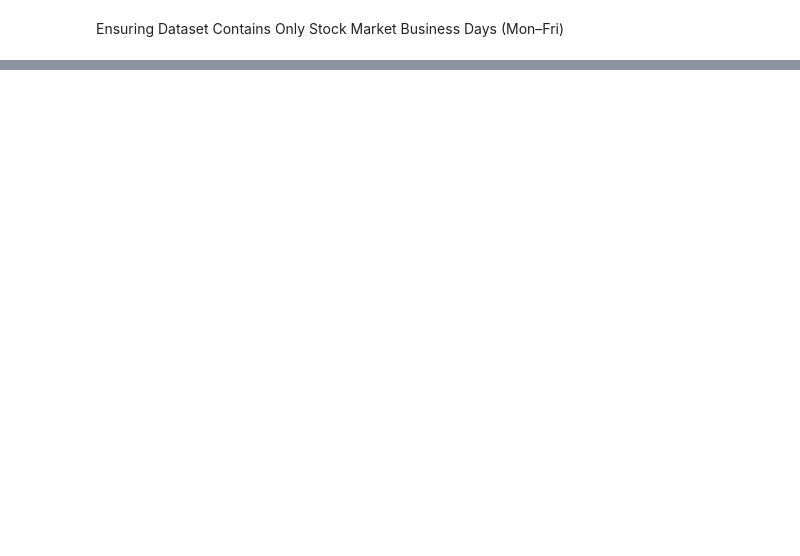
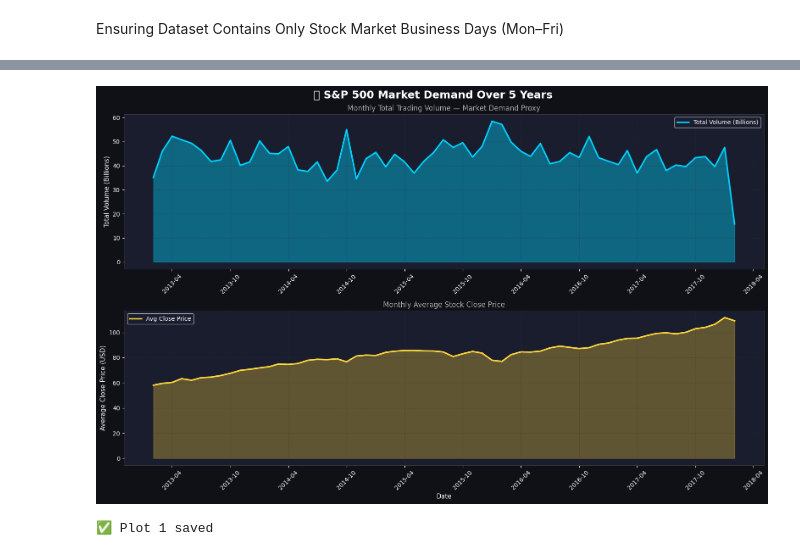
Before and after one commit to mohamedadel-17/stocks-forecasting-model, a Jupyter notebook: stocks-forecasting-model.ipynb, the cells around one changed output, grey strips where cells are left out. Saved outputs shown, nothing was run; the diff lists cells and outputs as text; code cells hidden in the pictures; blank space fills up the shorter version.

```diff
--- a/stocks-forecasting-model.ipynb
+++ b/stocks-forecasting-model.ipynb
@@ -15,4 +26,4 @@ from pyspark.sql.functions import explode, sequence, to_date, min, max, lit
 
 Initialize a Spark session
 # %%
-spark = SparkSession.builder.appName("SMS_Spam_Detection").getOrCreate()
+spark = SparkSession.builder.appName("stocks_forecasting").getOrCreate()
@@ -195,0 +228,2 @@ weekend_analysis.show()
+# %%
+df = spark.read.option("header", "true").csv("cleaned_stocks_data.csv")
@@ -195,0 +241,16 @@ weekend_analysis.show()
+# %%
+# Plotting style
+plt.rcParams['figure.facecolor'] = '#0f1117'
+plt.rcParams['axes.facecolor'] = '#1a1d2e'
+plt.rcParams['axes.edgecolor'] = '#444'
+plt.rcParams['text.color'] = 'white'
+plt.rcParams['axes.labelcolor'] = 'white'
+plt.rcParams['xtick.color'] = 'white'
+plt.rcParams['ytick.color'] = 'white'
+plt.rcParams['grid.color'] = '#333'
+plt.rcParams['grid.linestyle'] = '--'
+plt.rcParams['grid.alpha'] = 0.5
+plt.rcParams['font.family'] = 'DejaVu Sans'
+
+COLORS = ['#00d4ff', '#ff6b6b', '#ffd93d', '#6bcb77', '#c77dff',
+          '#f4845f', '#48cae4', '#e9c46a', '#2a9d8f', '#e76f51']
@@ -195,0 +302,52 @@ weekend_analysis.show()
+# %%
+# ── 2.1 Aggregate: monthly market volume (demand)
+monthly_vol = df_clean \
+    .groupBy("year","month") \
+    .agg(F.sum("volume").alias("total_volume"),
+         F.avg("close").alias("avg_close"),
+         F.countDistinct("Name").alias("active_stocks")) \
+    .withColumn("ym", F.concat(F.col("year"), F.lit("-"), F.lpad(F.col("month"),2,"0"))) \
+    .orderBy("year","month") \
+    .toPandas()
+
+monthly_vol["date"] = pd.to_datetime(monthly_vol["ym"])
+
+# ── Plot 1: Total market volume over time
+fig, axes = plt.subplots(2, 1, figsize=(16, 10), facecolor='#0f1117')
+fig.suptitle("📈 S&P 500 Market Demand Over 5 Years", fontsize=18, fontweight='bold', color='white', y=0.98)
+
+ax1 = axes[0]
+ax1.fill_between(monthly_vol["date"], monthly_vol["total_volume"]/1e9,
+                 alpha=0.4, color='#00d4ff')
+ax1.plot(monthly_vol["date"], monthly_vol["total_volume"]/1e9,
+         color='#00d4ff', linewidth=2.5, label="Total Volume (Billions)")
+ax1.set_ylabel("Total Volume (Billions)", fontsize=11)
+ax1.set_title("Monthly Total Trading Volume — Market Demand Proxy", fontsize=12, color='#aaa')
+ax1.legend(fontsize=10)
+ax1.grid(True, alpha=0.3)
+ax1.xaxis.set_major_formatter(mdates.DateFormatter('%Y-%m'))
+ax1.xaxis.set_major_locator(mdates.MonthLocator(interval=6))
+plt.setp(ax1.xaxis.get_majorticklabels(), rotation=45)
+
+ax2 = axes[1]
+ax2.plot(monthly_vol["date"], monthly_vol["avg_close"],
+         color='#ffd93d', linewidth=2.5, label="Avg Close Price")
+ax2.fill_between(monthly_vol["date"], monthly_vol["avg_close"],
+                 alpha=0.3, color='#ffd93d')
+ax2.set_ylabel("Average Close Price (USD)", fontsize=11)
+ax2.set_xlabel("Date", fontsize=11)
+ax2.set_title("Monthly Average Stock Close Price", fontsize=12, color='#aaa')
+ax2.legend(fontsize=10)
+ax2.grid(True, alpha=0.3)
+ax2.xaxis.set_major_formatter(mdates.DateFormatter('%Y-%m'))
+ax2.xaxis.set_major_locator(mdates.MonthLocator(interval=6))
+plt.setp(ax2.xaxis.get_majorticklabels(), rotation=45)
+
+plt.tight_layout()
+plt.savefig("/tmp/plot1_market_overview.png", dpi=150, bbox_inches='tight',
+            facecolor='#0f1117')
+plt.show()
+print("✅ Plot 1 saved")
+# %% [output]
+[figure, added]
+✅ Plot 1 saved
```
Also changed, not shown: parts of 17 cells of this notebook, 4 other files.
